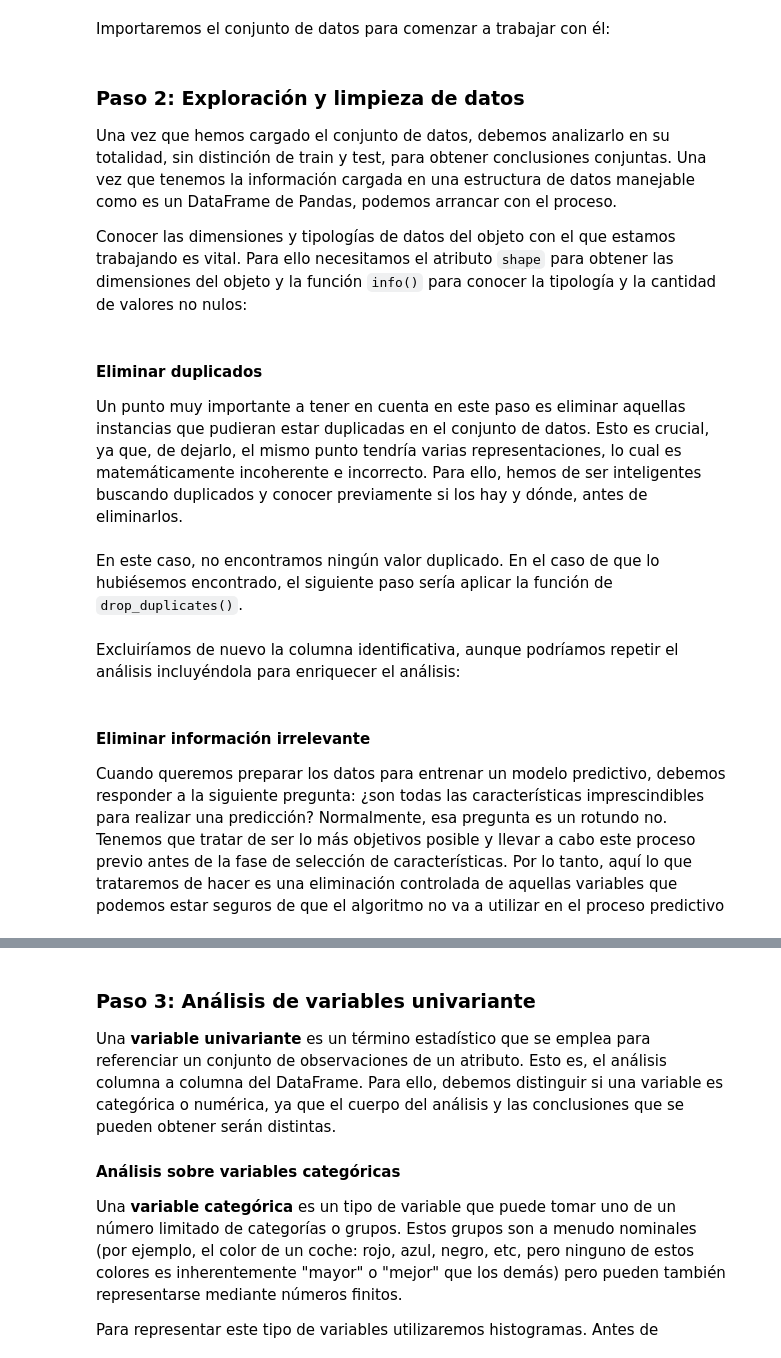
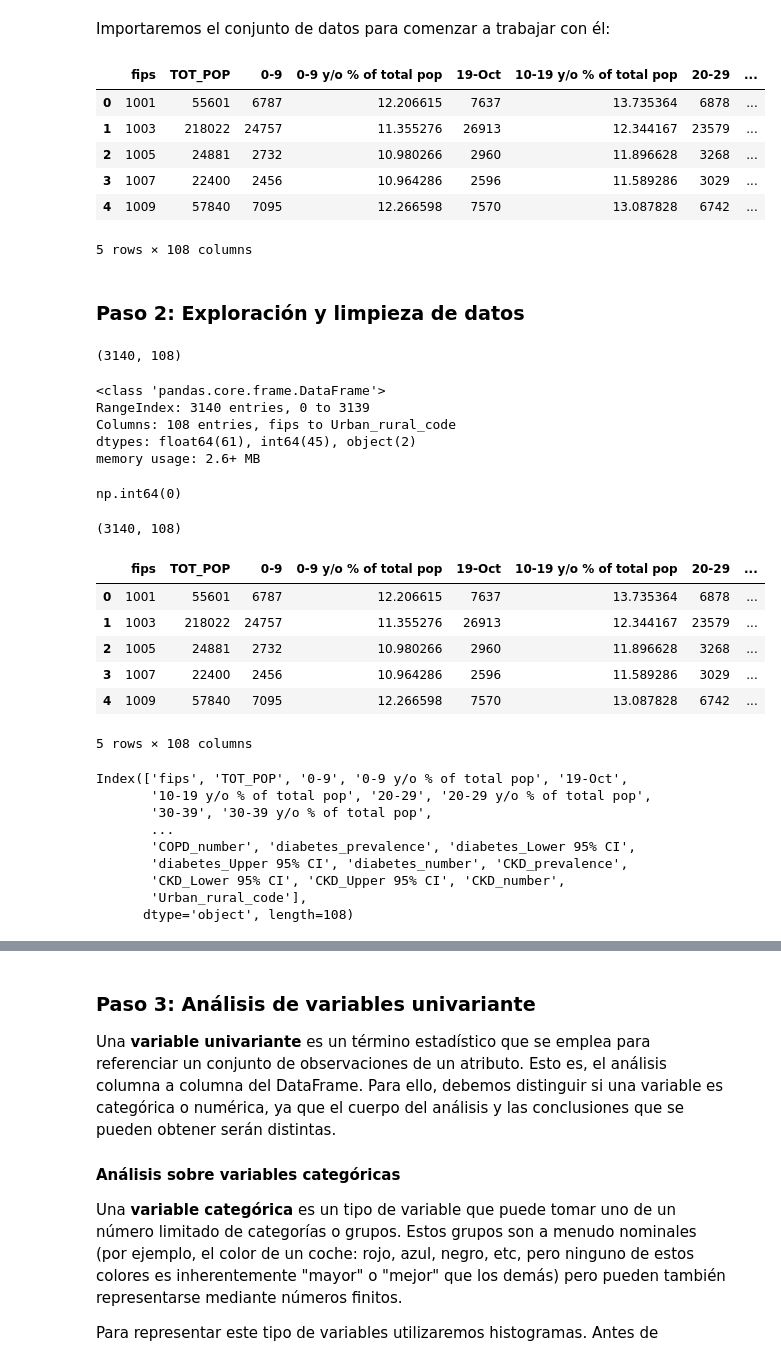
Before and after one commit to WistonTravieso/DS-Exploratory_Data_Analysis, a Jupyter notebook: 05-data/exploratory-data-analysis.es.ipynb, the cells around one changed output, grey strips where cells are left out. Drawn from its saved outputs; the diff is of its cells as text; code cells hidden in the pictures.

```diff
--- a/05-data/exploratory-data-analysis.es.ipynb
+++ b/05-data/exploratory-data-analysis.es.ipynb
@@ -18,30 +18,47 @@ Importaremos el conjunto de datos para comenzar a trabajar con él:
 # %%
 url = "https://breathecode.herokuapp.com/asset/internal-link?id=733&path=demographic_health_data.csv"
 # %%
-df = pd.read_csv(url, sep=",")
+total_data = pd.read_csv(url, sep=",")
+total_data.head()
+# %% [output]
+|  | fips | TOT_POP | 0-9 | 0-9 y/o % of total pop | 19-Oct | 10-19 y/o % of total pop | 20-29 | ... |
+| 0 | 1001 | 55601 | 6787 | 12.206615 | 7637 | 13.735364 | 6878 | ... |
+| 1 | 1003 | 218022 | 24757 | 11.355276 | 26913 | 12.344167 | 23579 | ... |
+| 2 | 1005 | 24881 | 2732 | 10.980266 | 2960 | 11.896628 | 3268 | ... |
+| 3 | 1007 | 22400 | 2456 | 10.964286 | 2596 | 11.589286 | 3029 | ... |
+| 4 | 1009 | 57840 | 7095 | 12.266598 | 7570 | 13.087828 | 6742 | ... |
+5 rows × 108 columns
 # %% [markdown]
 ### Paso 2: Exploración y limpieza de datos
-
-Una vez que hemos cargado el conjunto de datos, debemos analizarlo en su totalidad, sin distinción de train y test, para obtener conclusiones conjuntas. Una vez que tenemos la información cargada en una estructura de datos manejable como es un DataFrame de Pandas, podemos arrancar con el proceso.
-
-Conocer las dimensiones y tipologías de datos del objeto con el que estamos trabajando es vital. Para ello necesitamos el atributo `shape` para obtener las dimensiones del objeto y la función `info()` para conocer la tipología y la cantidad de valores no nulos:
 # %%
 # Obtener las dimensiones
 total_data.shape
+# %% [output]
+(3140, 108)
 # %%
 # Obtener información sobre tipos de datos y valores no nulos
 total_data.info()
+# %% [output]
+<class 'pandas.core.frame.DataFrame'>
+RangeIndex: 3140 entries, 0 to 3139
+Columns: 108 entries, fips to Urban_rural_code
+dtypes: float64(61), int64(45), object(2)
+memory usage: 2.6+ MB
-# %% [markdown]
-#### Eliminar duplicados
-
-Un punto muy importante a tener en cuenta en este paso es eliminar aquellas instancias que pudieran estar duplicadas en el conjunto de datos. Esto es crucial, ya que, de dejarlo, el mismo punto tendría varias representaciones, lo cual es matemáticamente incoherente e incorrecto. Para ello, hemos de ser inteligentes buscando duplicados y conocer previamente si los hay y dónde, antes de eliminarlos.
 # %%
-total_data.drop("Id", axis = 1).duplicated().sum()
+# Eliminar duplicados
+total_data.duplicated().sum()
+# %% [output]
+np.int64(0)
-# %% [markdown]
-En este caso, no encontramos ningún valor duplicado. En el caso de que lo hubiésemos encontrado, el siguiente paso sería aplicar la función de `drop_duplicates()`.
 # %%
-total_data = total_data.drop_duplicates(subset = total_data.columns.difference(['Id']))
+total_data = total_data.drop_duplicates().reset_index(drop=True)
 print(total_data.shape)
 total_data.head()
+# %% [output]
+(3140, 108)
+|  | fips | TOT_POP | 0-9 | 0-9 y/o % of total pop | 19-Oct | 10-19 y/o % of total pop | 20-29 | ... |
+| 0 | 1001 | 55601 | 6787 | 12.206615 | 7637 | 13.735364 | 6878 | ... |
+| 1 | 1003 | 218022 | 24757 | 11.355276 | 26913 | 12.344167 | 23579 | ... |
+| 2 | 1005 | 24881 | 2732 | 10.980266 | 2960 | 11.896628 | 3268 | ... |
+| 3 | 1007 | 22400 | 2456 | 10.964286 | 2596 | 11.589286 | 3029 | ... |
+| 4 | 1009 | 57840 | 7095 | 12.266598 | 7570 | 13.087828 | 6742 | ... |
+5 rows × 108 columns
-# %% [markdown]
-Excluiríamos de nuevo la columna identificativa, aunque podríamos repetir el análisis incluyéndola para enriquecer el análisis:
@@ -53,4 +65,12 @@ total_data.head()
-# %% [markdown]
-#### Eliminar información irrelevante
-
-Cuando queremos preparar los datos para entrenar un modelo predictivo, debemos responder a la siguiente pregunta: ¿son todas las características imprescindibles para realizar una predicción? Normalmente, esa pregunta es un rotundo no. Tenemos que tratar de ser lo más objetivos posible y llevar a cabo este proceso previo antes de la fase de selección de características. Por lo tanto, aquí lo que trataremos de hacer es una eliminación controlada de aquellas variables que podemos estar seguros de que el algoritmo no va a utilizar en el proceso predictivo
+# %%
+total_data.columns
+# %% [output]
+Index(['fips', 'TOT_POP', '0-9', '0-9 y/o % of total pop', '19-Oct',
+       '10-19 y/o % of total pop', '20-29', '20-29 y/o % of total pop',
+       '30-39', '30-39 y/o % of total pop',
+       ...
+       'COPD_number', 'diabetes_prevalence', 'diabetes_Lower 95% CI',
+       'diabetes_Upper 95% CI', 'diabetes_number', 'CKD_prevalence',
+       'CKD_Lower 95% CI', 'CKD_Upper 95% CI', 'CKD_number',
+       'Urban_rural_code'],
+      dtype='object', length=108)
```
Also changed, not shown: parts of 5 cells of this notebook.
